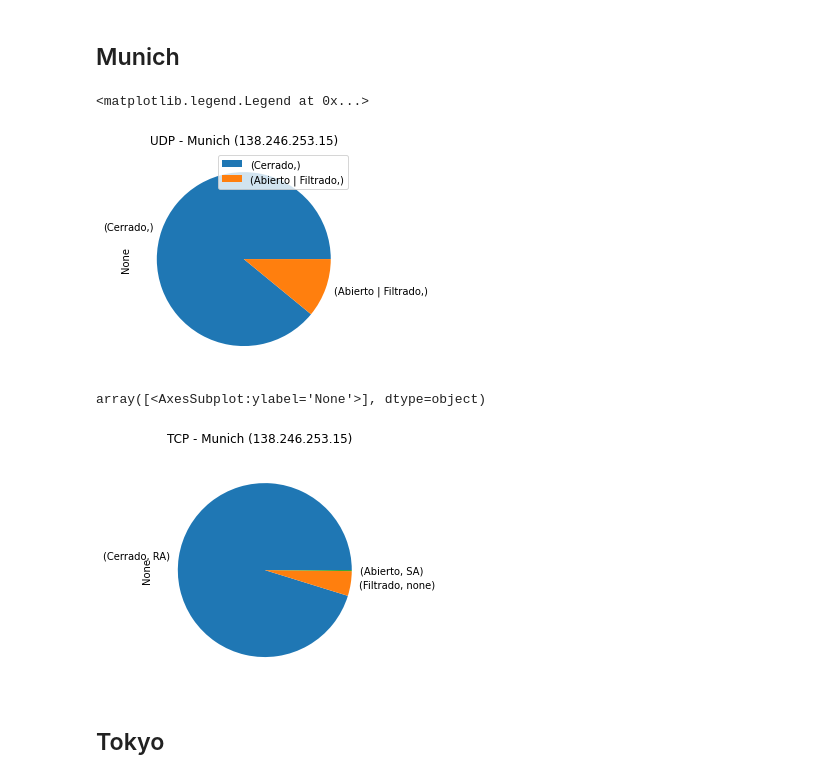
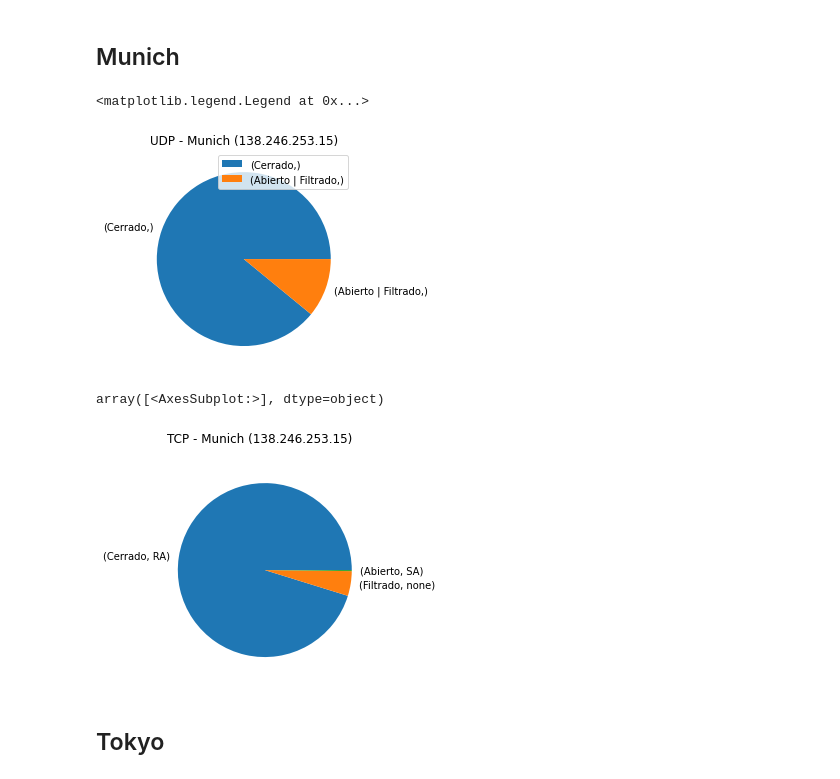
Before and after one commit to mcel98/tdc-tp3, a Jupyter notebook: experimentacion.ipynb, the cells around one changed output. Drawn from its saved outputs; the diff is of its cells as text; code cells hidden in the pictures.

```diff
--- a/experimentacion.ipynb
+++ b/experimentacion.ipynb
@@ -23,17 +23,17 @@ def plot_tcp(df, title):
 # %%
 file_muestra_munich = './munich-138.246.253.15.csv'
 title_muestra_munich = 'Munich (138.246.253.15)'
-df = read_file(file_muestra_munich)
+df_munich = read_file(file_muestra_munich)
 # %%
-plot_udp(df, title_muestra_munich).pie(y='UDP', title='UDP - ' + title).legend()
+plot_udp(df_munich, title_muestra_munich).pie(ylabel='', y='UDP', title='UDP - ' + title_muestra_munich).legend()
 # %% [output]
 <matplotlib.legend.Legend at 0x...>
-[figure, old version]
+[figure, new version]
 # %%
-plot_tcp(df, title_muestra_munich).pie(subplots=True, title='TCP - ' + title)
+plot_tcp(df_munich, title_muestra_munich).pie(ylabel='', subplots=True, title='TCP - ' + title_muestra_munich)
 # %% [output]
-array([<AxesSubplot:ylabel='None'>], dtype=object)
+array([<AxesSubplot:>], dtype=object)
-[figure, old version]
+[figure, new version]
 # %% [markdown]
 ## Tokyo
 # %%
```
Also changed, not shown: parts of 4 cells of this notebook.
